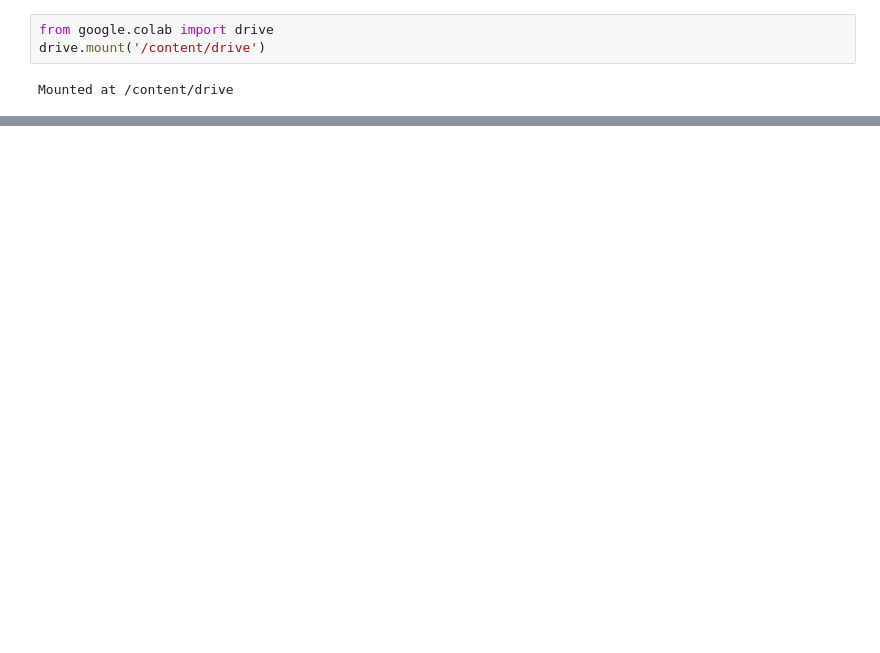
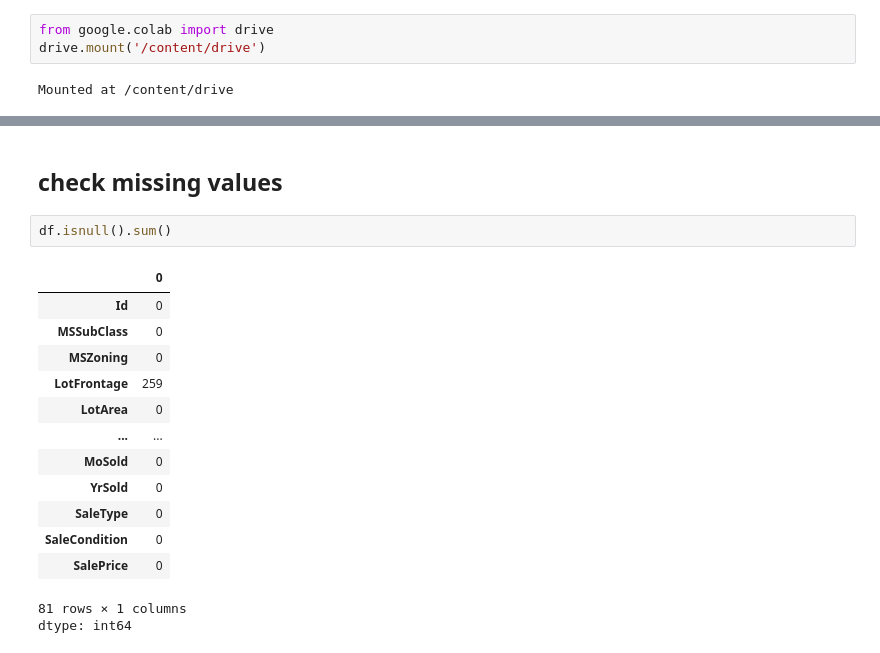
Before and after one commit to mim-1999/ames-housing-regression, a Jupyter notebook: Ames_Housing_EDA_LinearRegression.ipynb, the cells around one changed output, grey strips where cells are left out. Saved outputs shown, nothing was run; the diff lists cells and outputs as text; blank space fills up the shorter version.

Commit message:
handled missing values

```diff
--- a/Ames_Housing_EDA_LinearRegression.ipynb
+++ b/Ames_Housing_EDA_LinearRegression.ipynb
@@ -17,0 +51,19 @@ df.head()
+# %% [markdown]
+## check missing values
+# %%
+df.isnull().sum()
+# %% [output]
+|  | 0 |
+| Id | 0 |
+| MSSubClass | 0 |
+| MSZoning | 0 |
+| LotFrontage | 259 |
+| LotArea | 0 |
+| ... | ... |
+| MoSold | 0 |
+| YrSold | 0 |
+| SaleType | 0 |
+| SaleCondition | 0 |
+| SalePrice | 0 |
+81 rows × 1 columns
+dtype: int64
```
Also changed, not shown: parts of 15 cells of this notebook.
